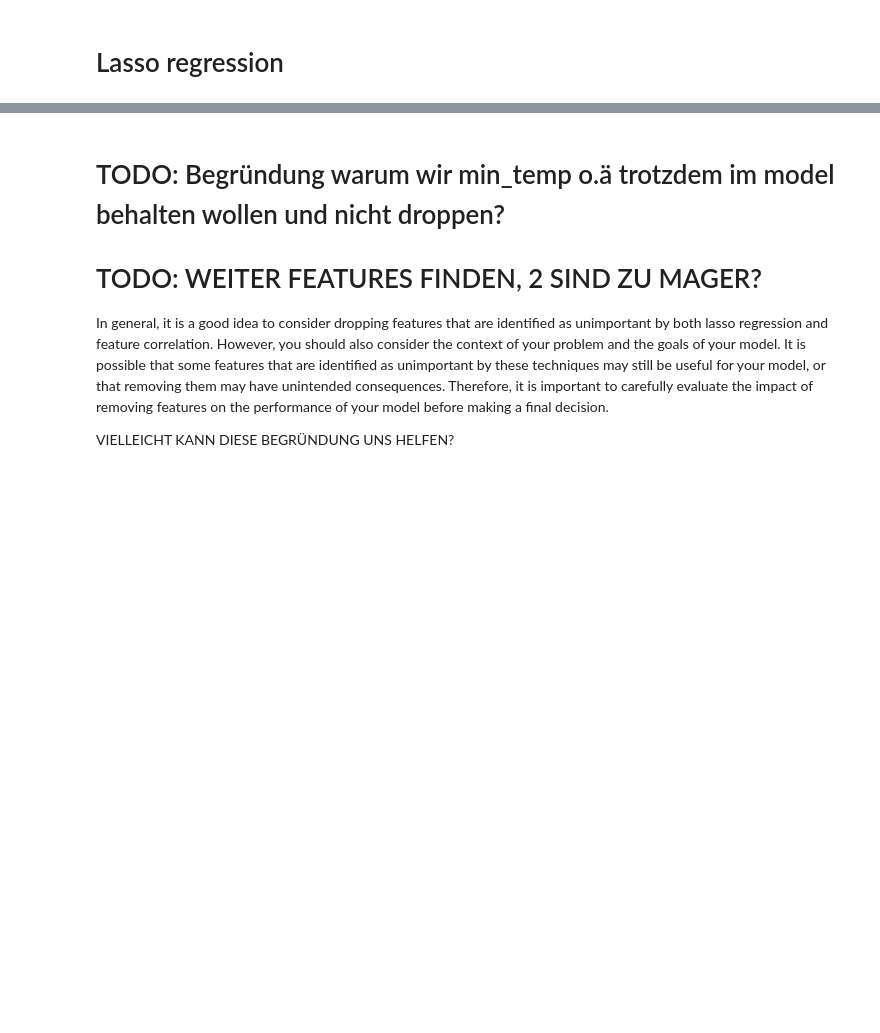
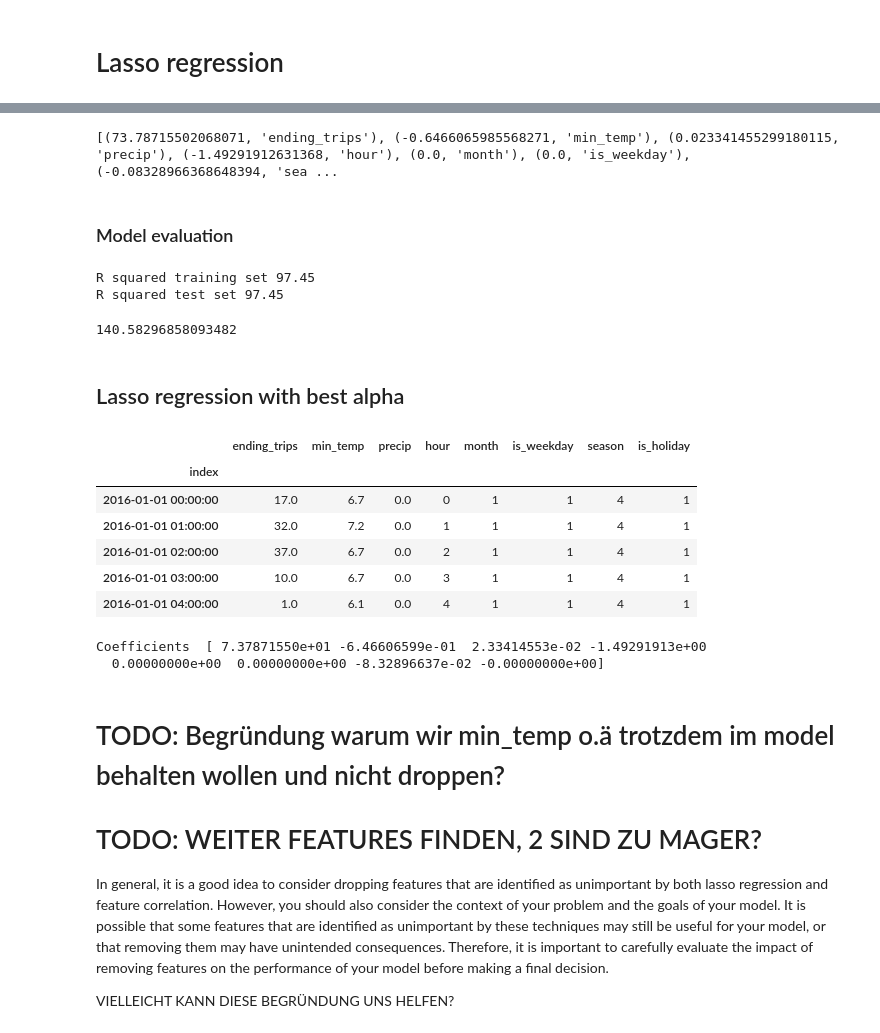
Before and after one commit to Jerematix/dataflow, a Jupyter notebook: notebooks/predictive_analytics/FTest.ipynb, the cells around one changed output, grey strips where cells are left out. Cells and saved outputs as stored; diff of their text form; code cells hidden in the pictures; blank space fills up the shorter version.

```diff
--- a/notebooks/predictive_analytics/FTest.ipynb
+++ b/notebooks/predictive_analytics/FTest.ipynb
@@ -367,3 +473,38 @@ Coefficients  [72.33166417 -0.         -0.          0.         -0.2796798  -0.
+# %%
+print(list(zip(lasso_best.coef_, input_features)))
+# %% [output]
+[(73.78715502068071, 'ending_trips'), (-0.6466065985568271, 'min_temp'), (0.023341455299180115, 'precip'), (-1.49291912631368, 'hour'), (0.0, 'month'), (0.0, 'is_weekday'), (-0.08328966368648394, 'sea ...
+# %% [markdown]
+### Model evaluation
+# %%
+print('R squared training set', round(lasso_best.score(input_features_scaled, predicted_variable)*100, 2))
+print('R squared test set', round(lasso_best.score(input_features_scaled, predicted_variable)*100, 2))
+# %% [output]
+R squared training set 97.45
+R squared test set 97.45
+# %%
+mean_squared_error(predicted_variable, lasso_best.predict(input_features_scaled))
+# %% [output]
+140.58296858093482
+# %% [markdown]
+## Lasso regression with best alpha
+# %%
+input_features.head()
+# %% [output]
+|  | ending_trips | min_temp | precip | hour | month | is_weekday | season | is_holiday |
+| index |  |  |  |  |  |  |  |  |
+| 2016-01-01 00:00:00 | 17.0 | 6.7 | 0.0 | 0 | 1 | 1 | 4 | 1 |
+| 2016-01-01 01:00:00 | 32.0 | 7.2 | 0.0 | 1 | 1 | 1 | 4 | 1 |
+| 2016-01-01 02:00:00 | 37.0 | 6.7 | 0.0 | 2 | 1 | 1 | 4 | 1 |
+| 2016-01-01 03:00:00 | 10.0 | 6.7 | 0.0 | 3 | 1 | 1 | 4 | 1 |
+| 2016-01-01 04:00:00 | 1.0 | 6.1 | 0.0 | 4 | 1 | 1 | 4 | 1 |
+# %%
+model = Lasso(alpha=0.2236327309467648)
+model.fit(input_features_scaled, predicted_variable)
+print("Coefficients ", model.coef_)
+# %% [output]
+Coefficients  [ 7.37871550e+01 -6.46606599e-01  2.33414553e-02 -1.49291913e+00
+  0.00000000e+00  0.00000000e+00 -8.32896637e-02 -0.00000000e+00]
 # %% [markdown]
 # TODO: Begründung warum wir min_temp o.ä trotzdem im model behalten wollen und nicht droppen?
 # TODO: WEITER FEATURES FINDEN, 2 SIND ZU MAGER?
```
Also changed, not shown: parts of 19 cells of this notebook, 2 other files.
